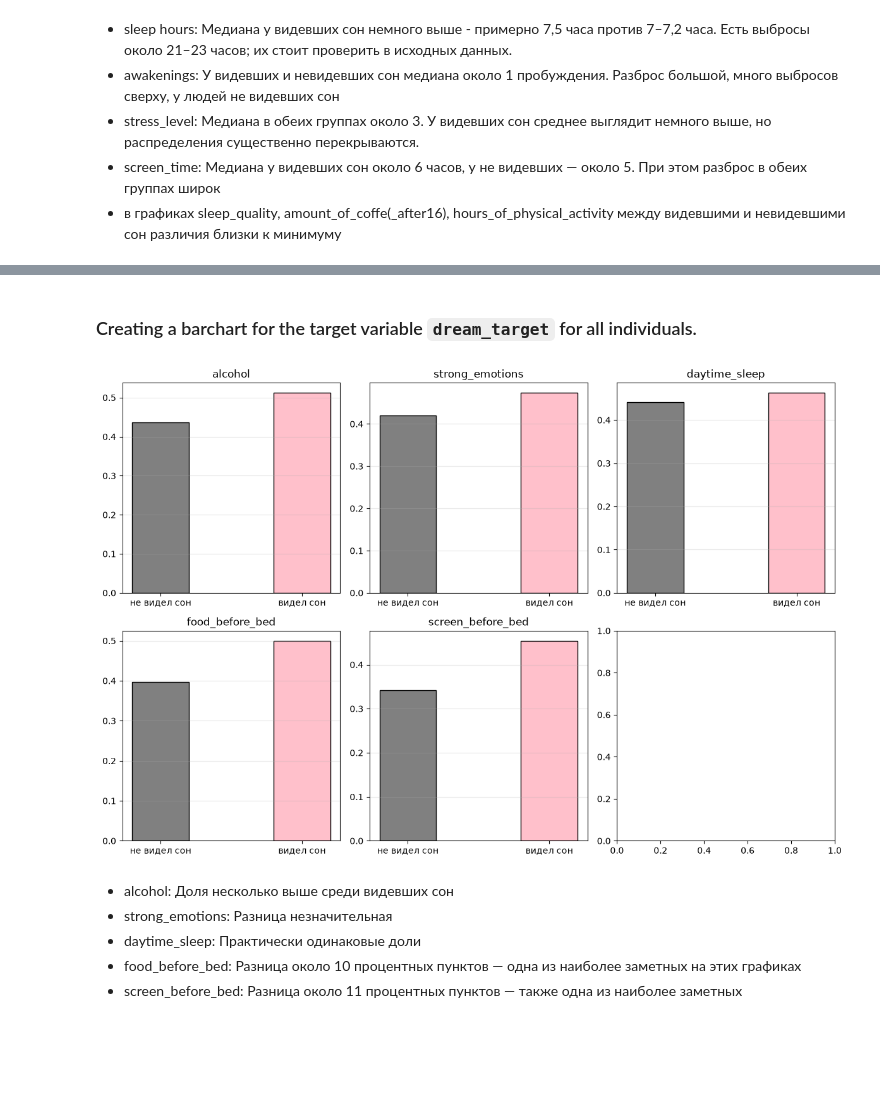
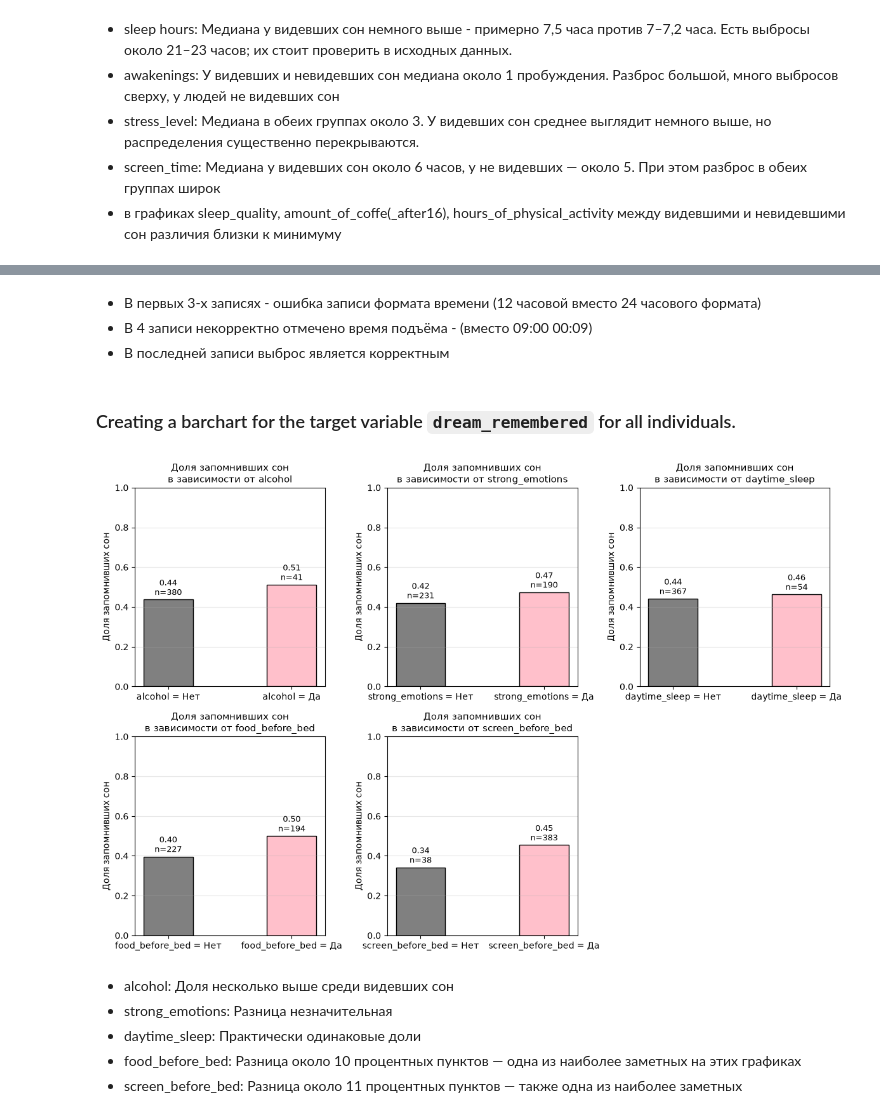
Before and after one commit to EnemyOfDeath7/dream-project, a Jupyter notebook: dream.ipynb, the cells around one changed output, grey strips where cells are left out. Saved outputs shown, nothing was run; the diff lists cells and outputs as text; code cells hidden in the pictures; blank space fills up the shorter version.

```diff
--- a/dream.ipynb
+++ b/dream.ipynb
@@ -377,12 +395,12 @@ fig, axes =  plt.subplots(2, (n + 1) // 2, figsize=(4 * ((n + 1) // 2), 8))
 
 for ax, i in zip(axes.flatten(), boxplot_cols):
 
-    group_0 = df[df["dream_target"] == 0][i].values
-    group_1 = df[df["dream_target"] == 1][i].values
+    group_0 = df[df["dream_remembered"] == 0][i].values
+    group_1 = df[df["dream_remembered"] == 1][i].values
 
     bp = ax.boxplot([group_0, group_1], tick_labels=["не видели сон", "видели сон"], showmeans=True, patch_artist=True)
 
-    ax.set_title(f"{i}", fontsize=12)
+    ax.set_title(f"Boxplot распределения\n{i}", fontsize=11)
 
     ax.grid(True, alpha=0.3, axis="y")
 
@@ -402,27 +441,54 @@ plt.show()
+# %% [markdown]
+- В первых 3-х записях - ошибка записи формата времени (12 часовой вместо 24 часового формата)
+- В 4 записи некорректно отмечено время подъёма - (вместо 09:00 00:09)
+- В последней записи выброс является корректным
+# %%
+# Исправление первых 3-х наблюдений
+hour = df["fall_asleep"].dt.components["hours"]
+mask = (hour >= 6) & (hour < 14) & (df["daytime_sleep"] == 0)
+
+df.loc[mask, "fall_asleep"] += pd.Timedelta(hours=12)
+
+df.loc[hour == 12, "fall_asleep"] -= pd.Timedelta(hours=12)
+# %%
+# Исправление 4 наблюдения
+idx_type = [91]
+df.loc[230, "wake_up"] = pd.to_timedelta("09:00:00")
+# %%
+df = calc_sleep_hours(df)
 # %% [markdown]
-### Creating a barchart for the target variable `dream_target` for all individuals.
+### Creating a barchart for the target variable `dream_remembered` for all individuals.
 # %%
 barchart_cols = ["alcohol", "strong_emotions", "daytime_sleep", "food_before_bed", "screen_before_bed"]
-
 n = len(barchart_cols)
 
-fig, axes =  plt.subplots(2, (n + 1) // 2, figsize=(4 * ((n + 1) // 2), 8))
+fig, axes = plt.subplots(2, (n + 1) // 2, figsize=(4 * ((n + 1) // 2), 8))
 
-for ax, i in zip(axes.flatten(), barchart_cols):
+for ax, col in zip(axes.flatten(), barchart_cols):
+    grouped = df.groupby(col)["dream_remembered"].agg(["mean", "count"])
 
-    grouped = df.groupby(i)["dream_target"].mean()
+    labels = [f"{col} = Нет", f"{col} = Да"]
 
-    grouped.index = ["не видел сон", "видел сон"]
-    ax.bar(grouped.index, grouped, color=["gray", "pink"], width=0.4, edgecolor="black")
+    bars = ax.bar(labels, grouped["mean"], color=["gray", "pink"], width=0.4, edgecolor="black")
 
-    ax.set_title(f"{i}", fontsize=12)
+    for bar, mean_val, count_val in zip(bars, grouped["mean"], grouped["count"]):
+        ax.text(bar.get_x() + bar.get_width() / 2,
+                bar.get_height() + 0.01,
+                f"{mean_val:.2f}\nn={count_val}",
+                ha="center", va="bottom", fontsize=9)
 
+    ax.set_title(f"Доля запомнивших сон\nв зависимости от {col}", fontsize=11)
+    ax.set_ylabel("Доля запомнивших сон")
+    ax.set_ylim(0, 1)
     ax.grid(True, alpha=0.3, axis="y")
+
+for ax in axes.flatten()[n:]:
+    ax.axis("off")
 
 plt.tight_layout()
 plt.show()
 # %% [output]
-[figure, old version]
+[figure, new version]
 # %% [markdown]
 - alcohol: Доля несколько выше среди видевших сон
 - strong_emotions: Разница незначительная
```
Also changed, not shown: parts of 33 cells of this notebook.
